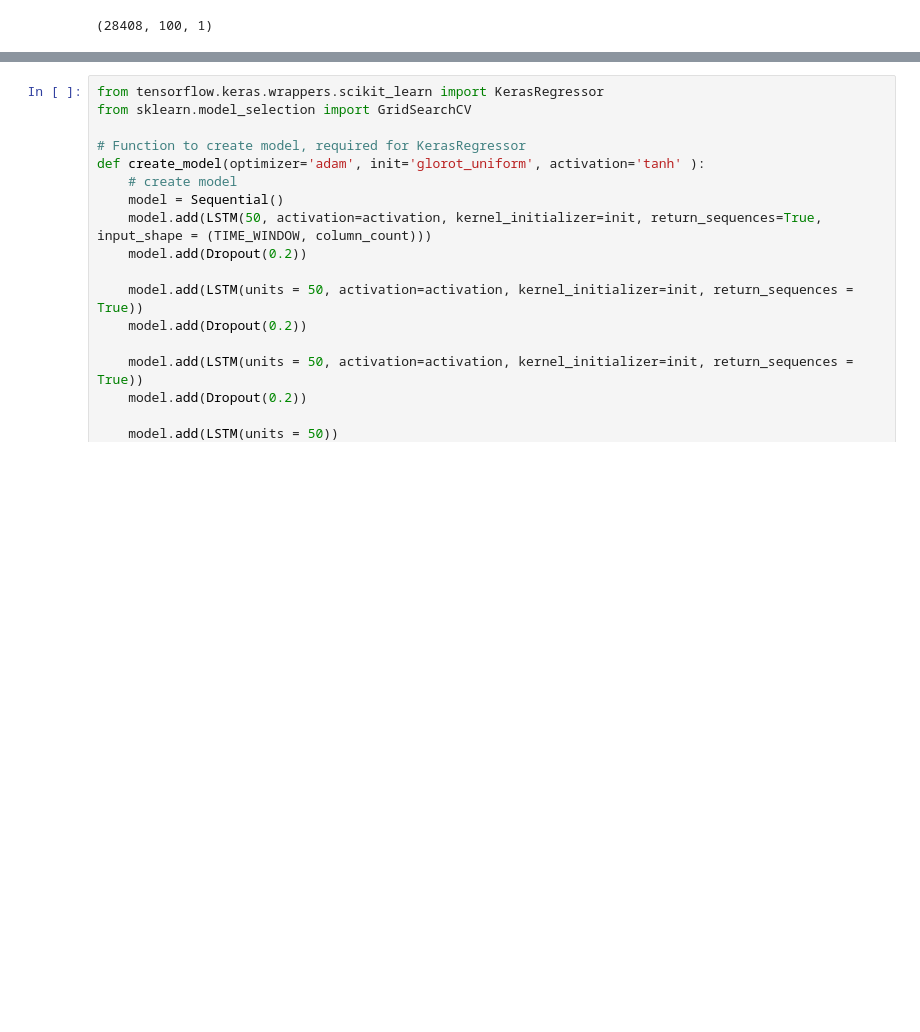
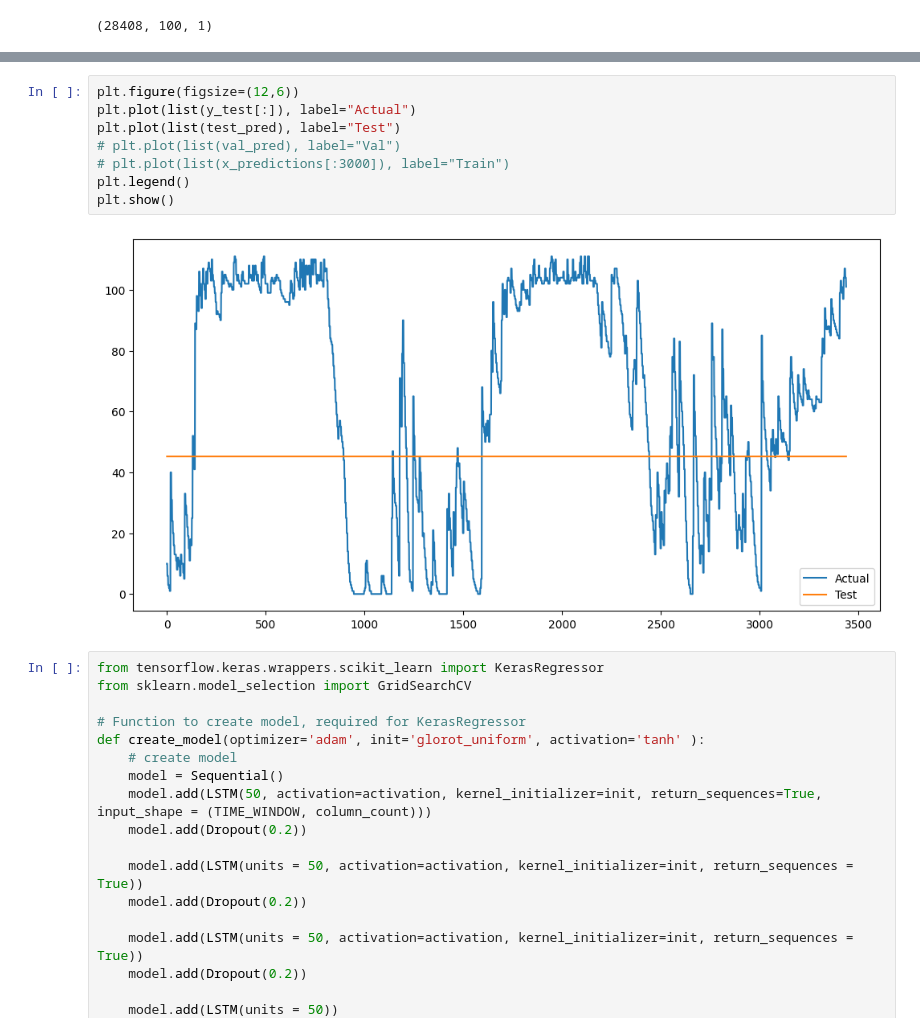
Before and after one commit to RompfRobert/Machine_Learning_and_Deep_Learning, a Jupyter notebook: Capstone-Project/t.ipynb, the cells around one changed output, grey strips where cells are left out. Cells and saved outputs as stored; diff of their text form; blank space fills up the shorter version.

```diff
--- a/Capstone-Project/t.ipynb
+++ b/Capstone-Project/t.ipynb
@@ -312,3 +460,13 @@ print(predictions[0])
+# %%
+plt.figure(figsize=(12,6))
+plt.plot(list(y_test[:]), label="Actual")
+plt.plot(list(test_pred), label="Test")
+# plt.plot(list(val_pred), label="Val")
+# plt.plot(list(x_predictions[:3000]), label="Train")
+plt.legend()
+plt.show()
+# %% [output]
+[figure, added]
 # %%
 from tensorflow.keras.wrappers.scikit_learn import KerasRegressor
 from sklearn.model_selection import GridSearchCV
```
Also changed, not shown: parts of 17 cells of this notebook, 1 other file.
